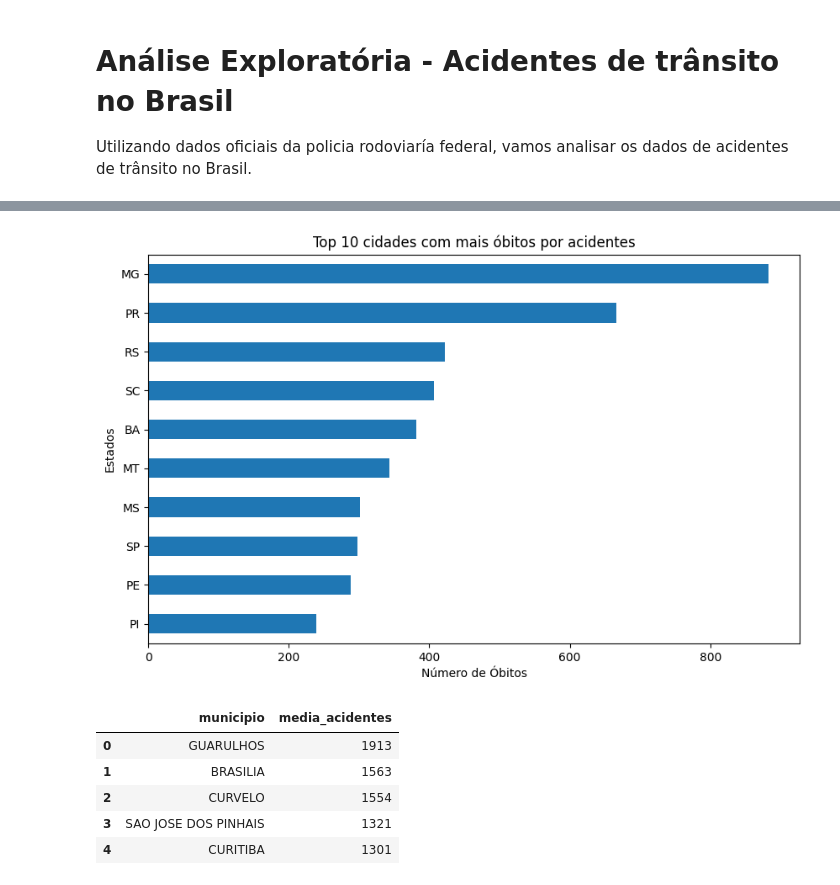
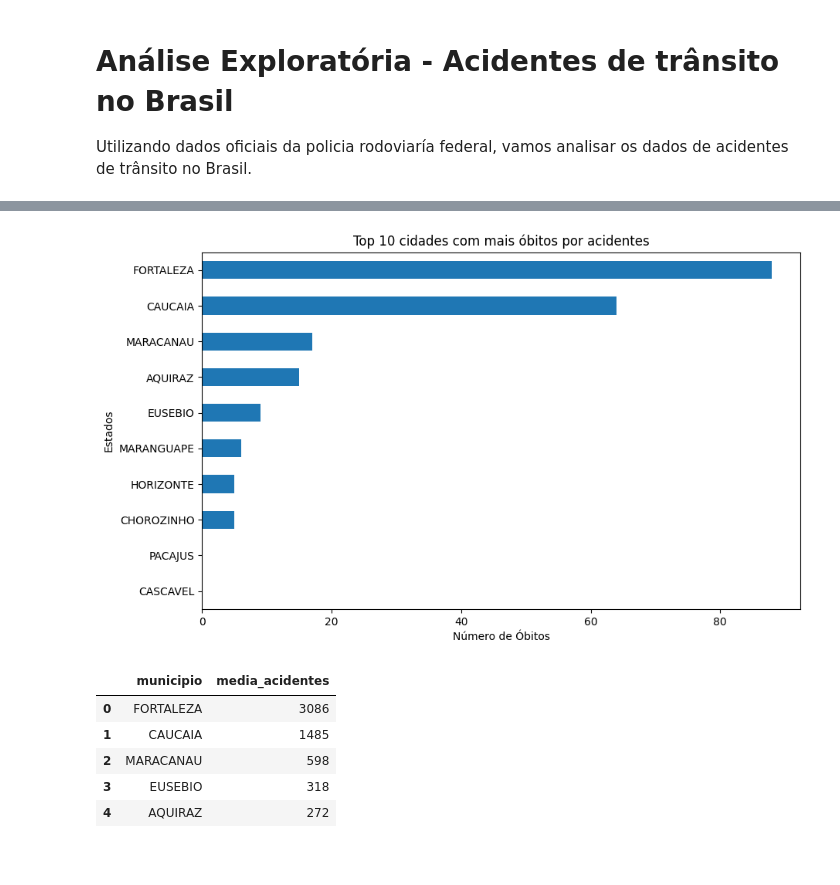
Before and after one commit to yotta0/Projeto-Big-Data, a Jupyter notebook: aed_e_ml.ipynb, the cells around one changed output, grey strips where cells are left out. Saved outputs shown, nothing was run; the diff lists cells and outputs as text; code cells hidden in the pictures; blank space fills up the shorter version.

```diff
--- a/aed_e_ml.ipynb
+++ b/aed_e_ml.ipynb
@@ -35,6 +35,9 @@ import matplotlib.pyplot as plt
 # %%
 # Carrega os dados dos acidentes
-df = pd.read_csv('acidents_prf_2023.csv', sep=';', encoding='iso-8859-1',  on_bad_lines='skip', quoting=csv.QUOTE_NONE)
+df_2023 = pd.read_csv('acidents_prf_2023.csv', sep=';', encoding='iso-8859-1',  on_bad_lines='skip', quoting=csv.QUOTE_NONE)
+df_2022 = pd.read_csv('acidents_prf_2022.csv', sep=';', encoding='iso-8859-1',  on_bad_lines='skip', quoting=csv.QUOTE_NONE)
+
+df = pd.concat([df_2022, df_2023])
 df.head()
 # %% [output]
 |  | "id" | "pesid" | "data_inversa" | "dia_semana" | "horario" | "uf" | "br" | "km" | "municipio" | ... |
@@ -50,0 +54,5 @@ Total de Linhas: 135390. Total de Colunas: 37
+# %%
+# Filtra o dataframe apenas por registros da região metropolitana de Fortaleza
+metropolitan_area = ['"FORTALEZA"', '"CAUCAIA"', '"EUSEBIO"', '"AQUIRAZ"', '"CASCAVEL"', '"CHOROZINHO"', '"HORIZONTE"', '"MARANGUAPE"', '"MARACANAU"', '"PACAJUS"', '"PARACURU"', '"PINDORETAMA"', '"PARAIPABA"', '"SAO GONÇALO DO AMARANTE"', '"SAO LUIZ DO CURU"', '"TRAIRI"']
+df = df.loc[df['"municipio"'].isin(metropolitan_area) & df['"uf"'].isin(['"CE"'])]
+print(df['"municipio"'].unique())
@@ -52,13 +63,16 @@ Total de Linhas: 135390. Total de Colunas: 37
 # Remove "" aspas duplas redundantes do arquivo
 df.columns = df.columns.str.replace('"', '')
 
-# Remove as aspas duplas dos valores na coluna 'tipo_veiculo'
-df['uf'] = df['uf'].str.replace('"', '')
-df['horario'] = df['horario'].str.replace('"', '')
-df['municipio'] = df['municipio'].str.replace('"', '')
-df['tipo_veiculo'] = df['tipo_veiculo'].str.replace('"', '')
+
+# Remove as aspas duplas das colunas de uma forma mais eficiente
+df = df.applymap(lambda x: x.replace('"', '') if isinstance(x, str) else x)
 
 df.columns = df.columns.str.lower()
 
 columns_to_drop = ['pesid', 'ano_fabricacao_veiculo', 'marca']
+columns_to_drop = [col for col in columns_to_drop if col in df.columns]
 df = df.drop(columns=columns_to_drop)
+
+
+df['data_inversa'] = pd.to_datetime(df['data_inversa']).dt.to_period('M')
+df['month'] = df['data_inversa'].dt.strftime('%m')
@@ -117,18 +150,0 @@ Name: count, Length: 95, dtype: int64
-# %%
-# Concatena as colunas 'data_inversa' e 'horario'
-df['data_hora'] = df['data_inversa'] + ' ' + df['horario']
-# Transforma a coluna de data em um objeto datetime
-df['data_hora'] = pd.to_datetime(df['data_hora'])
-
-# Conta o número de acidentes por mês
-acidentes_por_mes_2023 = df[df['data_hora'].dt.year == 2023].groupby(df['data_hora'].dt.month).size()
-
-# Plota um gráfico de linha dos dados
-acidentes_por_mes_2023.plot(kind='line', marker='o', figsize=(10, 6))
-
-plt.title('Quantidade de acidentes por mês em 2023')
-plt.xlabel('Mês')
-plt.ylabel('Quantidade de Acidentes')
-plt.xticks(range(1, 13))
-plt.grid(True)
-plt.show()
@@ -154,21 +151,21 @@ plt.show()
 # %%
 # Agrupa os dados por cidade e soma o número de óbitos em cada grupo
-obitos_por_estado = df.groupby('uf')['mortos'].sum()
+obitos_por_estado = df.groupby('municipio')['mortos'].sum()
 
 # Obtém as top 10 cidades com mais óbitos
 top_10_estado = obitos_por_estado.nlargest(10)
 
 top_10_estado = top_10_estado.sort_values(ascending=True)
 
 # Plota um gráfico de barras dos dados
 top_10_estado.plot(kind='barh', figsize=(10, 6))
 
 plt.title('Top 10 cidades com mais óbitos por acidentes')
 plt.ylabel('Estados')
 plt.xlabel('Número de Óbitos')
 plt.show()
 # %% [output]
-[figure, old version]
+[figure, new version]
 # %%
 # Conta o número de acidentes por município
 acidentes_por_municipio = df['municipio'].value_counts()
@@ -182,8 +179,8 @@ acidentes_por_municipio.columns = ['municipio', 'media_acidentes']
 acidentes_por_municipio.head()
 # %% [output]
 |  | municipio | media_acidentes |
-| 0 | GUARULHOS | 1913 |
-| 1 | BRASILIA | 1563 |
-| 2 | CURVELO | 1554 |
-| 3 | SAO JOSE DOS PINHAIS | 1321 |
-| 4 | CURITIBA | 1301 |
+| 0 | FORTALEZA | 3086 |
+| 1 | CAUCAIA | 1485 |
+| 2 | MARACANAU | 598 |
+| 3 | EUSEBIO | 318 |
+| 4 | AQUIRAZ | 272 |
```
Also changed, not shown: parts of 16 cells of this notebook.
